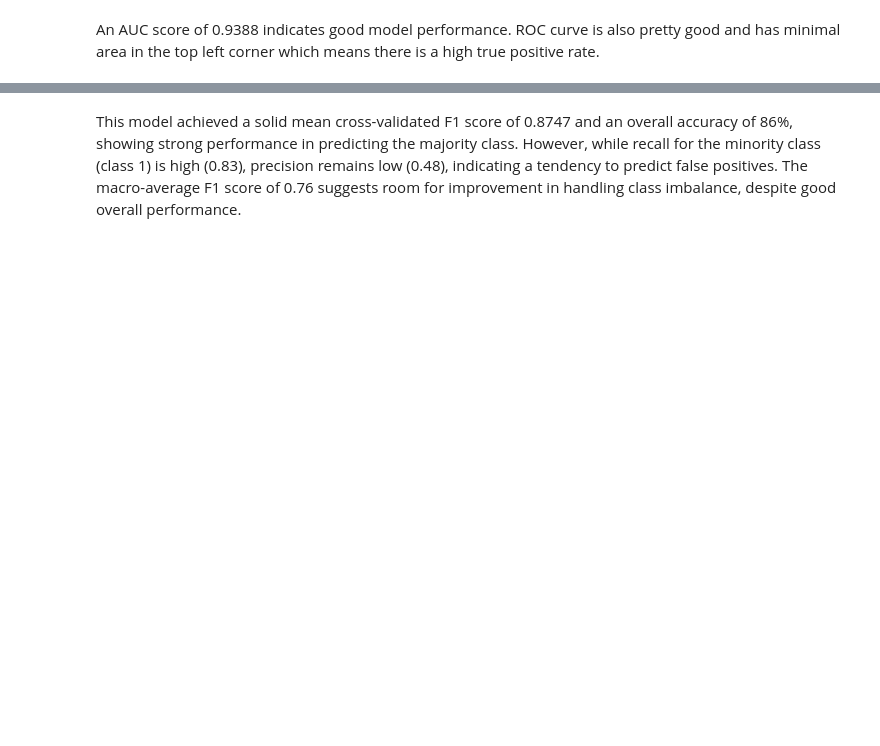
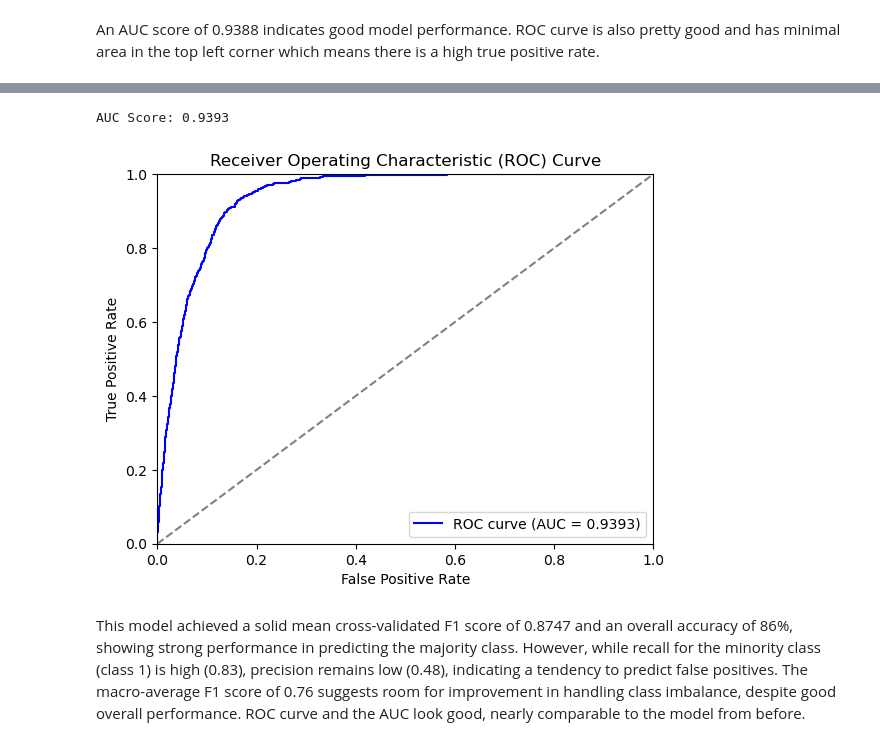
Before and after one commit to Amoghavarsha-Rao/ML-DA-Projects, a Jupyter notebook: bank_classification.ipynb, the cells around one changed output, grey strips where cells are left out. Cells and saved outputs as stored; diff of their text form; code cells hidden in the pictures; blank space fills up the shorter version.

Commit message:
updated inferences for XGBoost

```diff
--- a/bank_classification.ipynb
+++ b/bank_classification.ipynb
@@ -414,2 +416,32 @@ weighted avg       0.91      0.86      0.88      6098
+# %%
+# AUC and ROC for XGBoost
+
+from sklearn.metrics import roc_curve, roc_auc_score
+import matplotlib.pyplot as plt
+
+#calculating probabilities for each class separately
+y_proba = model.predict_proba(X_test)[:, 1]
+
+#computing ROC curve
+fpr, tpr, thresholds = roc_curve(y_test, y_proba)
+
+#computing AUC score
+auc_score = roc_auc_score(y_test, y_proba)
+print(f"AUC Score: {auc_score:.4f}")
+
+#plotting ROC
+plt.figure()
+plt.plot(fpr, tpr, color='blue', label=f'ROC curve (AUC = {auc_score:.4f})')
+plt.plot([0, 1], [0, 1], color='gray', linestyle='--')
+plt.xlim([0.0, 1.0])
+plt.ylim([0.0, 1.0])
+plt.xlabel('False Positive Rate')
+plt.ylabel('True Positive Rate')
+plt.title('Receiver Operating Characteristic (ROC) Curve')
+plt.legend(loc="lower right")
+plt.show()
+# %% [output]
+AUC Score: 0.9393
+[figure, added]
 # %% [markdown]
-This model achieved a solid mean cross-validated F1 score of 0.8747 and an overall accuracy of 86%, showing strong performance in predicting the majority class. However, while recall for the minority class (class 1) is high (0.83), precision remains low (0.48), indicating a tendency to predict false positives. The macro-average F1 score of 0.76 suggests room for improvement in handling class imbalance, despite good overall performance.
+This model achieved a solid mean cross-validated F1 score of 0.8747 and an overall accuracy of 86%, showing strong performance in predicting the majority class. However, while recall for the minority class (class 1) is high (0.83), precision remains low (0.48), indicating a tendency to predict false positives. The macro-average F1 score of 0.76 suggests room for improvement in handling class imbalance, despite good overall performance. ROC curve and the AUC look good, nearly comparable to the model from before.
```
Also changed, not shown: parts of 5 cells of this notebook.
